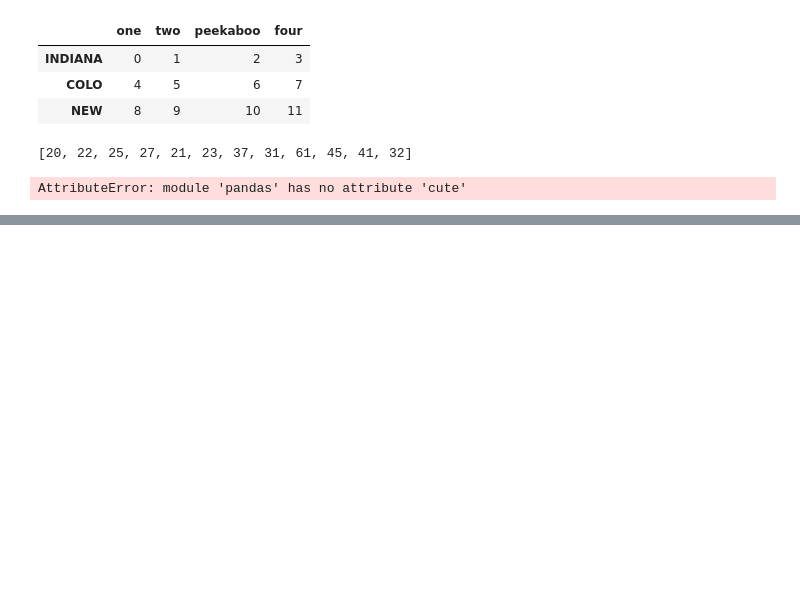
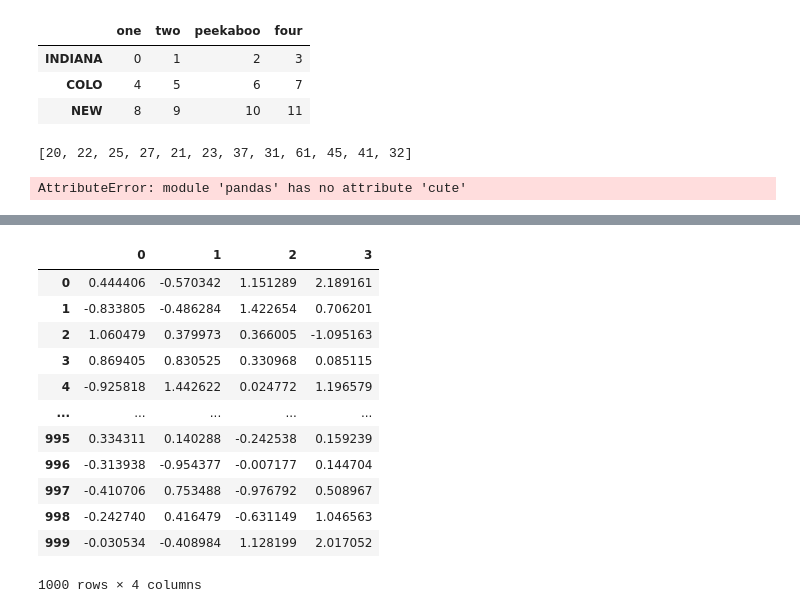
Before and after one commit to jayilpark/Pandas, a Jupyter notebook: PD_practice_chapter7.ipynb, the cells around one changed output, grey strips where cells are left out. Saved outputs shown, nothing was run; the diff lists cells and outputs as text; code cells hidden in the pictures; blank space fills up the shorter version.

```diff
--- a/PD_practice_chapter7.ipynb
+++ b/PD_practice_chapter7.ipynb
@@ -675,0 +665,20 @@ dtype: int64
+# %%
+# capping values outside the interval -3 to 3
+data[data.abs() > 3] = np.sign(data)*3
+data
+
+# np.sign(data) produces 1 and -1 values based on wheter the values in data are positive or negative
+# %% [output]
+|  | 0 | 1 | 2 | 3 |
+| 0 | 0.444406 | -0.570342 | 1.151289 | 2.189161 |
+| 1 | -0.833805 | -0.486284 | 1.422654 | 0.706201 |
+| 2 | 1.060479 | 0.379973 | 0.366005 | -1.095163 |
+| 3 | 0.869405 | 0.830525 | 0.330968 | 0.085115 |
+| 4 | -0.925818 | 1.442622 | 0.024772 | 1.196579 |
+| ... | ... | ... | ... | ... |
+| 995 | 0.334311 | 0.140288 | -0.242538 | 0.159239 |
+| 996 | -0.313938 | -0.954377 | -0.007177 | 0.144704 |
+| 997 | -0.410706 | 0.753488 | -0.976792 | 0.508967 |
+| 998 | -0.242740 | 0.416479 | -0.631149 | 1.046563 |
+| 999 | -0.030534 | -0.408984 | 1.128199 | 2.017052 |
+1000 rows × 4 columns
```
Also changed, not shown: parts of 39 cells of this notebook.
